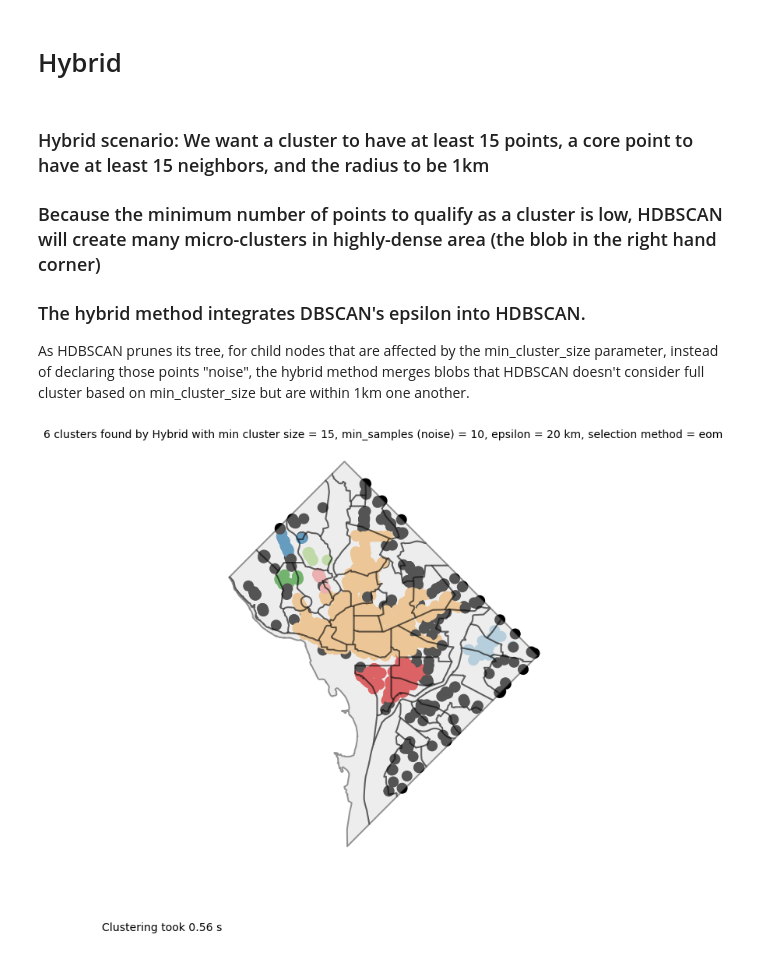
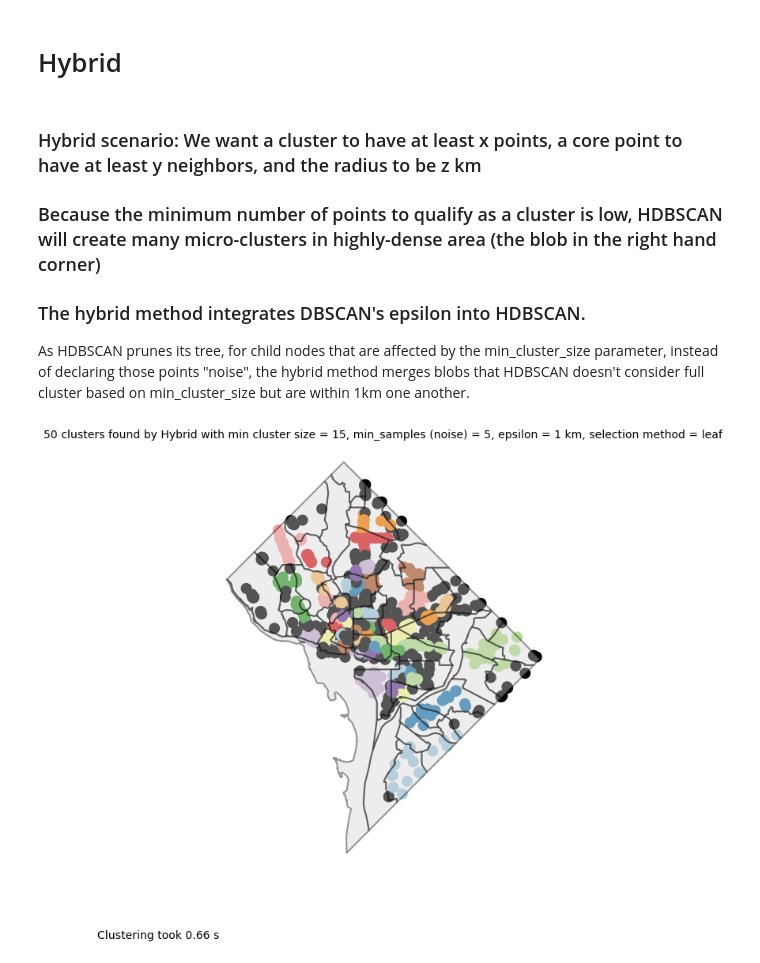
Before and after one commit to chav-ngvyen/unsupervised_machine_learning, a Jupyter notebook: Clustering_presentation/Density_clustering_presentation.ipynb, the cells around one changed output. Cells and saved outputs as stored; diff of their text form; code cells hidden in the pictures.

```diff
--- a/Clustering_presentation/Density_clustering_presentation.ipynb
+++ b/Clustering_presentation/Density_clustering_presentation.ipynb
@@ -256,8 +256,8 @@ def plot_db(data, algorithm, args, kwds):
 # DBSCAN example
 # %%
 # kilometers
-epsilon = 0.1
+epsilon = 1
 # number of neighbors
-min_samples = 5
+min_samples = 3
 plot_db(X, cluster.DBSCAN, (), {'eps':epsilon/kms_per_radian, 'min_samples':min_samples, 'algorithm':'ball_tree', 'metric':'haversine'})
 # %% [output]
@@ -341,7 +347,7 @@ def plot_hdb(data, algorithm, args, kwds):
 # HDBSCAN example
 # %%
 # Set values
-min_cluster_size = 15
-# min_samples = 20
+min_cluster_size = 10
+min_samples = 1
 plot_hdb(coords, hdbscan.HDBSCAN, (), {'min_cluster_size':min_cluster_size, 'min_samples' : min_samples, 'metric':'haversine'})
 # %% [output]
@@ -386,7 +392,7 @@ def plot_hybrid(data, algorithm, args, kwds):
 
     plt.figtext(0.01,0.01,'Clustering took {:.2f} s'.format(end_time - start_time), fontsize=14)
 # %% [markdown]
-### Hybrid scenario: We want a cluster to have at least 15 points, a core point to have at least 15 neighbors, and the radius to be 1km
+### Hybrid scenario: We want a cluster to have at least x points, a core point to have at least y neighbors, and the radius to be z km
 
 ### Because the minimum number of points to qualify as a cluster is low, HDBSCAN will create many micro-clusters in highly-dense area (the blob in the right hand corner)
 
@@ -395,15 +401,16 @@ def plot_hybrid(data, algorithm, args, kwds):
 As HDBSCAN prunes its tree, for child nodes that are affected by the min_cluster_size parameter, instead of declaring those points "noise", the hybrid method merges blobs that HDBSCAN doesn't consider full cluster based on min_cluster_size but are within 1km one another.
 # %%
 min_cluster_size = 15
-min_samples = 10
-epsilon = 20 #0 for pure HDBSCAN
-# epsilon = 0
+min_samples = 5
+epsilon = 1 #select for hybrid
+# epsilon = 0 #select for pure HDBSCAN
 
-sel_method = 'eom'
+# sel_method = 'eom'
+sel_method = 'leaf'
 
 plot_hybrid(coords, hdbscan.HDBSCAN, (),
             {'min_cluster_size':min_cluster_size, 'min_samples' : min_samples,
              'cluster_selection_epsilon':epsilon/kms_per_radian,
              'cluster_selection_method':sel_method, 'metric':'haversine'})
 # %% [output]
-[figure, old version]
+[figure, new version]
```
Also changed, not shown: parts of 6 cells of this notebook.
